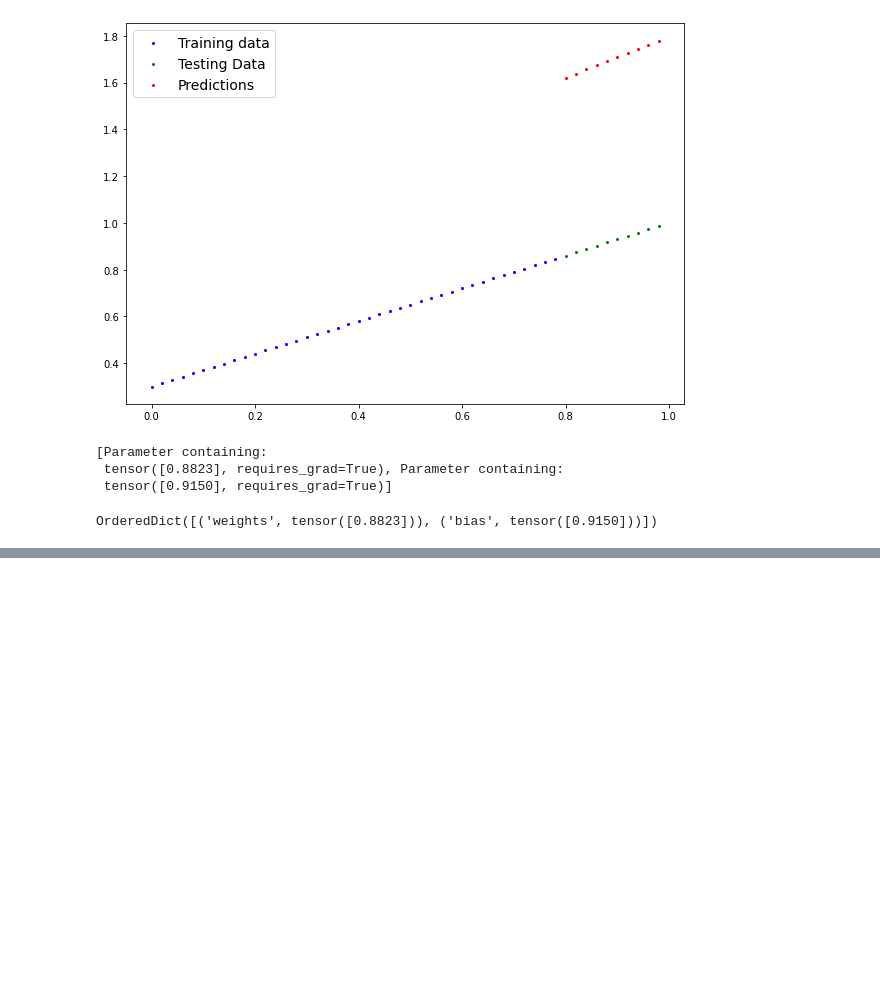
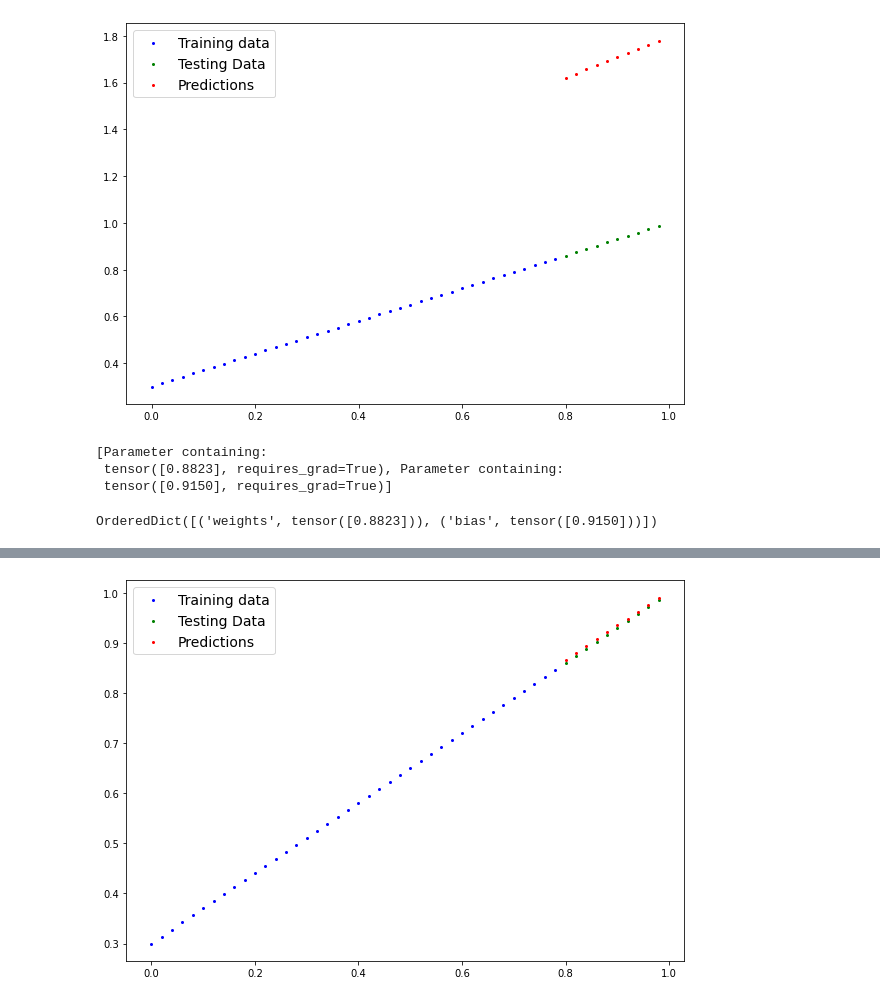
Before and after one commit to rookasrudzianskas/PytorchModels, a Jupyter notebook: 02_open_source_ML_Model.ipynb, the cells around one changed output, grey strips where cells are left out. Drawn from its saved outputs; the diff is of its cells as text; code cells hidden in the pictures; blank space fills up the shorter version.

```diff
--- a/02_open_source_ML_Model.ipynb
+++ b/02_open_source_ML_Model.ipynb
@@ -186,0 +177,35 @@ for epoch in range(epochs):
+# %%
+torch.manual_seed(42)
+
+# One loop through the data, 1 go trought the data
+epochs = 1
+
+# TRAINING
+# Loop through the data
+for epoch in range(epochs):
+  # Set the model to training mode
+  model_0.train() # train mode in Pytorch set all params that require gradients to require gradients
+
+  # Forward pass
+  #  This evaluates the patters what Twitter model have learned -> forward(), does some calculatations
+  y_pred = model_0(X_train)
+
+  # Calculate the loss, this is calculating how wrong the model calculations are from idea model
+  # Calculating the diference between model predictions on the training model set, and the ideal training values
+  # PREDICTIONS -> LABELS
+  loss = loss_fn(y_pred, y_train)
+  print(f"Loss:", loss)
+
+  # Optimizer zero grad, to start fresh in every loop,
+  optimizer.zero_grad()
+
+  # Perform backpropagation on the loss with respect to the params of the model
+  # I computes gradients of every parameter
+  loss.backward()
+
+  # Step the optimizer (perform gradient descent)
+  optimizer.step() # by default, how the optimizer changes will accumulate throught the loop. I zero them up, because in step 3 it tries to go one more time
+
+  model_0.eval() # turns off gradient tracking
+
+  print(model_0.state_dict())
@@ -186,0 +215,3 @@ for epoch in range(epochs):
+# %%
+with torch.inference_mode():
+  y_preds_new = model_0(X_test)
@@ -186,0 +234,4 @@ for epoch in range(epochs):
+# %%
+plot_predictions(predictions=y_preds_new)
+# %% [output]
+[figure, added]
```
Also changed, not shown: parts of 6 cells of this notebook.
